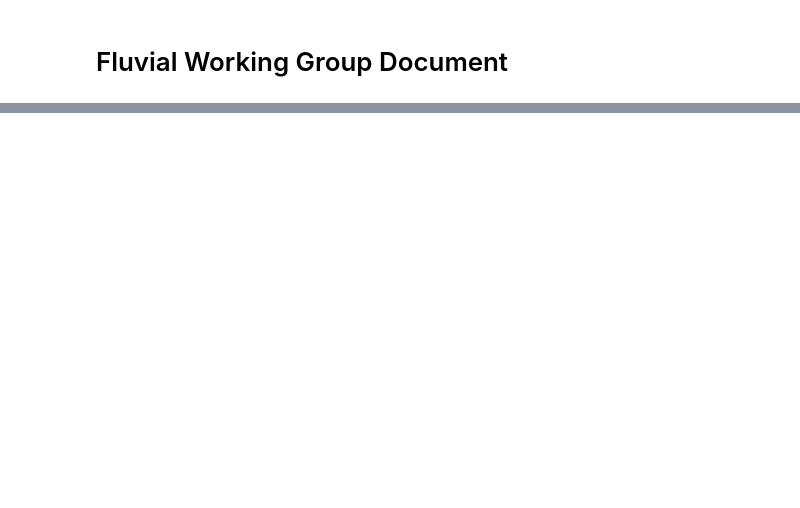
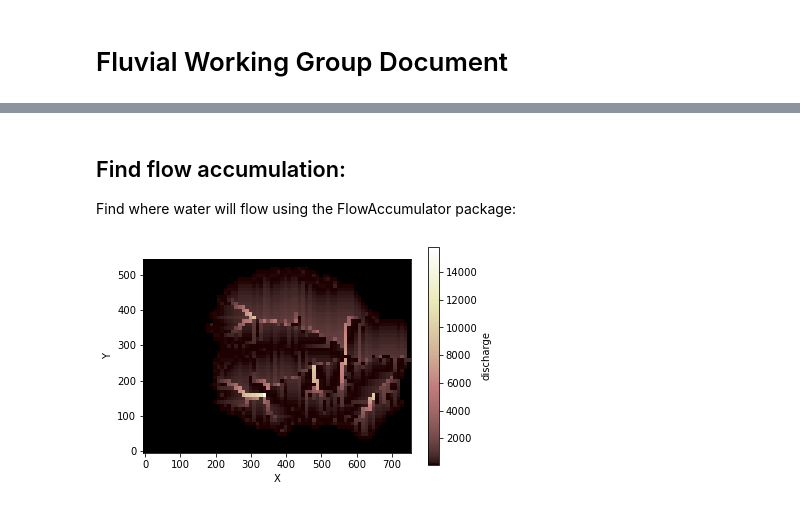
Before and after one commit to espin-2020/fluvial, a Jupyter notebook: fluvial_group.ipynb, the cells around one changed output, grey strips where cells are left out. Drawn from its saved outputs; the diff is of its cells as text; code cells hidden in the pictures; blank space fills up the shorter version.

```diff
--- a/fluvial_group.ipynb
+++ b/fluvial_group.ipynb
@@ -79,0 +60,15 @@ new_nodes_at_link=nodes_reformatted.reshape([21,2])
+# %% [markdown]
+## Find flow accumulation:
+
+Find where water will flow using the FlowAccumulator package:
+# %%
+fa = FlowAccumulator(rmg,
+                     'topographic__elevation',
+                     flow_director='FlowDirectorSteepest')
+fa.run_one_step()
+
+imshow_grid_at_node(rmg,
+                    rmg.at_node['surface_water__discharge'],
+                    colorbar_label='discharge')
+# %% [output]
+[figure, added]
```
Also changed, not shown: parts of 36 cells of this notebook.
